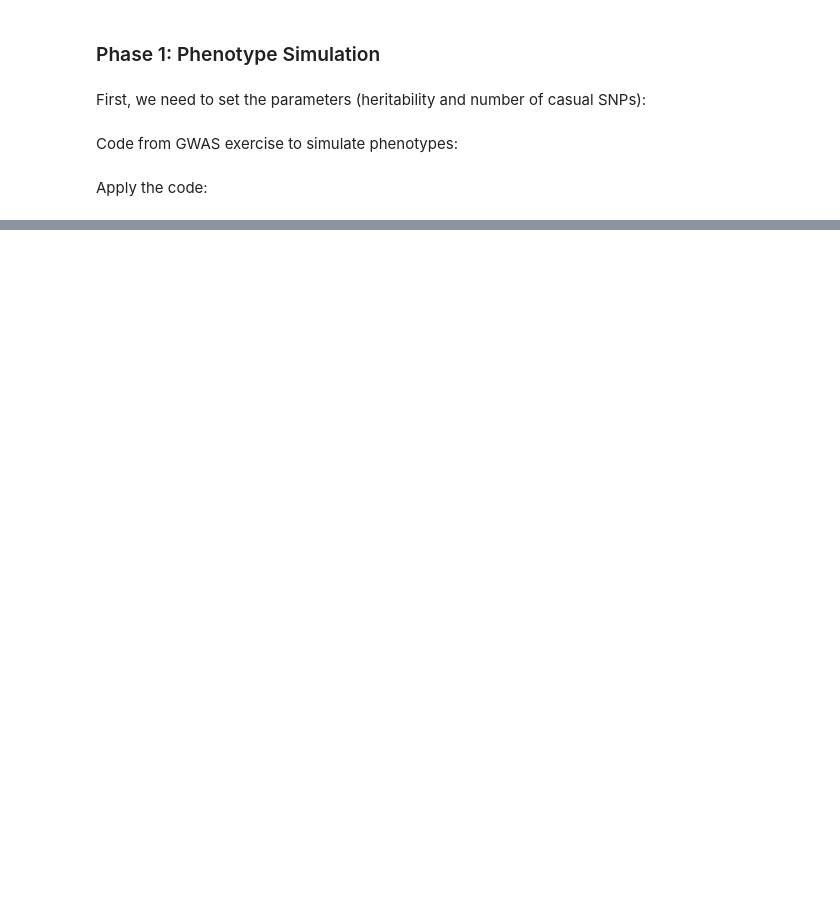
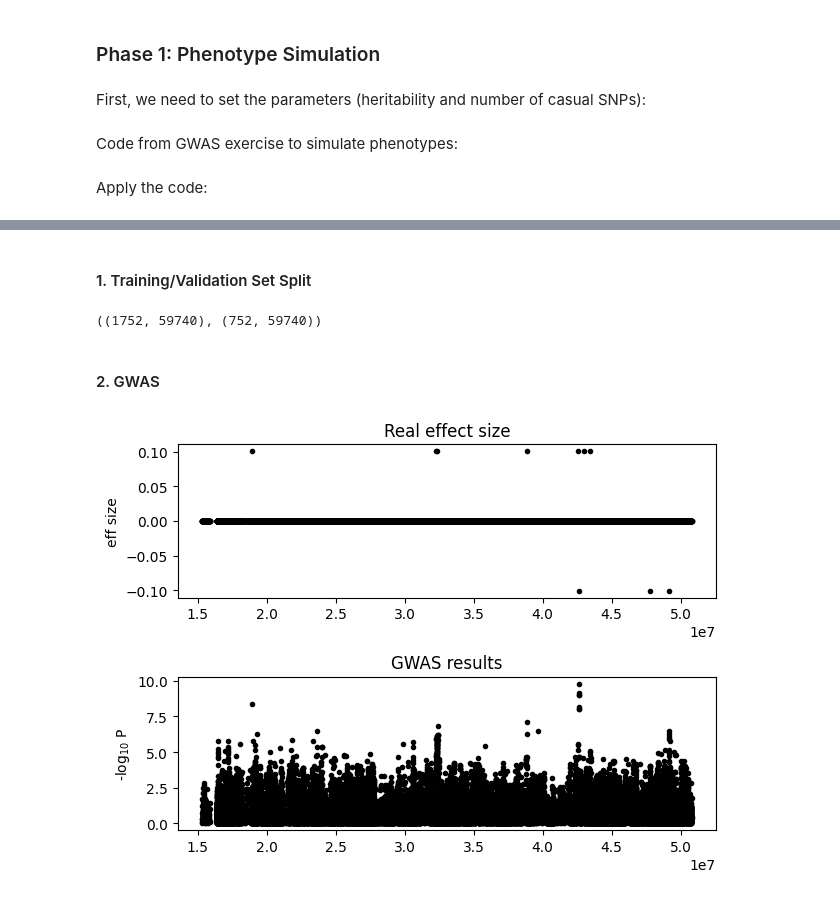
Before and after one commit to sueoglu/gobi_gwas, a Jupyter notebook: oyku/gwas.ipynb, the cells around one changed output, grey strips where cells are left out. Cells and saved outputs as stored; diff of their text form; code cells hidden in the pictures; blank space fills up the shorter version.

Commit message:
training validation + gwas

```diff
--- a/oyku/gwas.ipynb
+++ b/oyku/gwas.ipynb
@@ -133,0 +163,12 @@ X_real.shape, standardized_X.shape
+# %%
+#whole chromosome 22
+
+mu_full = X_real.mean(axis=0)
+sd_full = X_real.std(axis=0, ddof=0)
+keep_full = sd_full > 1e-12
+keep_idx  = np.where(keep_full)[0]
+standardized_X = (X_real[:, keep_full] - mu_full[keep_full]) / sd_full[keep_full]
+# %%
+bim_kept = bim.iloc[keep_idx].copy().reset_index(drop=True)
+
+bim_kept["orig_bim_idx"] = keep_idx
@@ -214,0 +283,33 @@ y, beta_real = simulate_pheno(standardized_X, idx_caus, var_expl)
+# %% [markdown]
+#### 1. Training/Validation Set Split
+# %%
+from sklearn.model_selection import train_test_split
+
+X_train, X_test, y_train, y_test = train_test_split(standardized_X, y, test_size=0.30, random_state=42)
+# %%
+X_train.shape, X_test.shape
+# %% [output]
+((1752, 59740), (752, 59740))
+# %% [markdown]
+#### 2. GWAS
+# %%
+F = np.ones_like(y_train)
+lmm = LMM(y_train, F)
+lmm.process(X_train)
+pv = lmm.getPv()
+beta = lmm.getBetaSNP()
+beta_ste = lmm.getBetaSNPste()
+# %%
+x = bim_kept['pos'].values
+plt.subplot(211)
+plt.title('Real effect size')
+plt.plot(x, beta_real, '.k')
+plt.ylabel('eff size')
+plt.subplot(212)
+plt.title('GWAS results')
+plt.plot(x, -np.log10(pv), '.k')
+plt.ylabel('-log$_{10}$ P')
+plt.tight_layout()
+plt.show()
+# %% [output]
+[figure, added]
```
Also changed, not shown: parts of 19 cells of this notebook.
